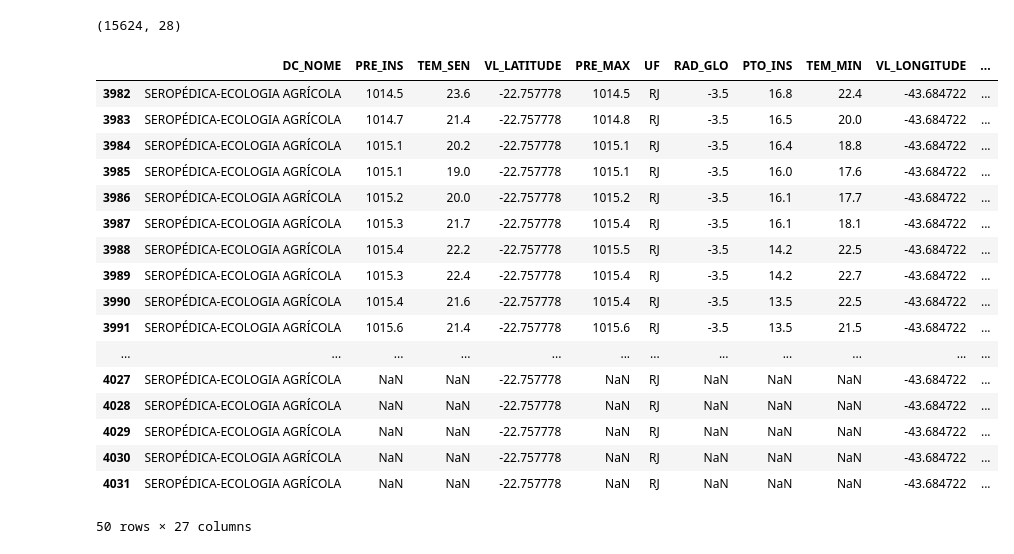
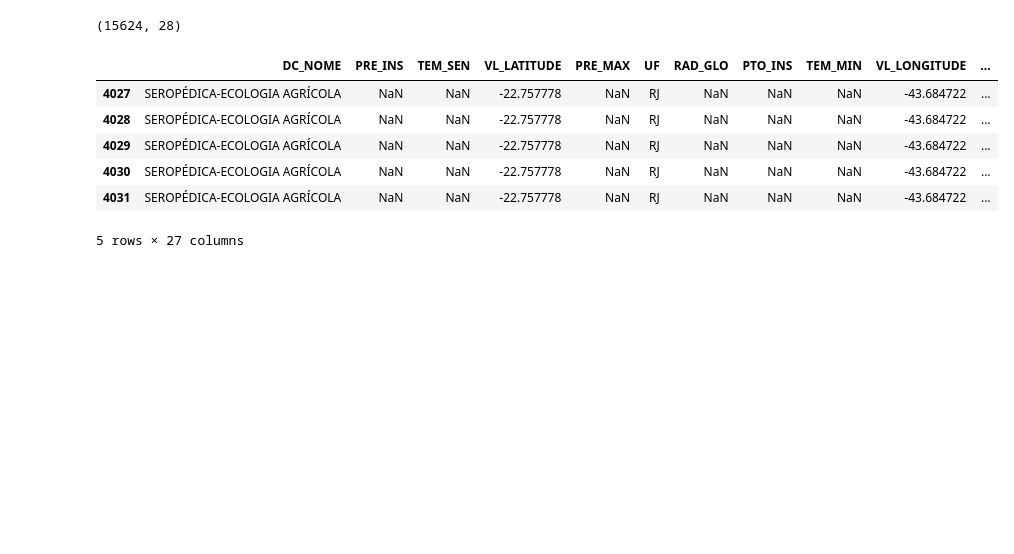
Before and after one commit to NietoCurcio/atmoseer, a Jupyter notebook: notebooks/MONAN_meeting.ipynb, the cells around one changed output. Drawn from its saved outputs; the diff is of its cells as text; code cells hidden in the pictures; blank space fills up the shorter version.

```diff
--- a/notebooks/MONAN_meeting.ipynb
+++ b/notebooks/MONAN_meeting.ipynb
@@ -1287,23 +1287,12 @@ df_CAPE.shape
 # %%
 import pandas as pd
 df_A601 = pd.read_parquet('../data/ws/inmet/A601.parquet')
-df_A601.tail(50)
+df_A601.tail()
 # %% [output]
 |  | DC_NOME | PRE_INS | TEM_SEN | VL_LATITUDE | PRE_MAX | UF | RAD_GLO | PTO_INS | TEM_MIN | VL_LONGITUDE | ... |
-| 3982 | SEROPÉDICA-ECOLOGIA AGRÍCOLA | 1014.5 | 23.6 | -22.757778 | 1014.5 | RJ | -3.5 | 16.8 | 22.4 | -43.684722 | ... |
-| 3983 | SEROPÉDICA-ECOLOGIA AGRÍCOLA | 1014.7 | 21.4 | -22.757778 | 1014.8 | RJ | -3.5 | 16.5 | 20.0 | -43.684722 | ... |
-| 3984 | SEROPÉDICA-ECOLOGIA AGRÍCOLA | 1015.1 | 20.2 | -22.757778 | 1015.1 | RJ | -3.5 | 16.4 | 18.8 | -43.684722 | ... |
-| 3985 | SEROPÉDICA-ECOLOGIA AGRÍCOLA | 1015.1 | 19.0 | -22.757778 | 1015.1 | RJ | -3.5 | 16.0 | 17.6 | -43.684722 | ... |
-| 3986 | SEROPÉDICA-ECOLOGIA AGRÍCOLA | 1015.2 | 20.0 | -22.757778 | 1015.2 | RJ | -3.5 | 16.1 | 17.7 | -43.684722 | ... |
-| 3987 | SEROPÉDICA-ECOLOGIA AGRÍCOLA | 1015.3 | 21.7 | -22.757778 | 1015.4 | RJ | -3.5 | 16.1 | 18.1 | -43.684722 | ... |
-| 3988 | SEROPÉDICA-ECOLOGIA AGRÍCOLA | 1015.4 | 22.2 | -22.757778 | 1015.5 | RJ | -3.5 | 14.2 | 22.5 | -43.684722 | ... |
-| 3989 | SEROPÉDICA-ECOLOGIA AGRÍCOLA | 1015.3 | 22.4 | -22.757778 | 1015.4 | RJ | -3.5 | 14.2 | 22.7 | -43.684722 | ... |
-| 3990 | SEROPÉDICA-ECOLOGIA AGRÍCOLA | 1015.4 | 21.6 | -22.757778 | 1015.4 | RJ | -3.5 | 13.5 | 22.5 | -43.684722 | ... |
-| 3991 | SEROPÉDICA-ECOLOGIA AGRÍCOLA | 1015.6 | 21.4 | -22.757778 | 1015.6 | RJ | -3.5 | 13.5 | 21.5 | -43.684722 | ... |
-| ... | ... | ... | ... | ... | ... | ... | ... | ... | ... | ... | ... |
 | 4027 | SEROPÉDICA-ECOLOGIA AGRÍCOLA | NaN | NaN | -22.757778 | NaN | RJ | NaN | NaN | NaN | -43.684722 | ... |
 | 4028 | SEROPÉDICA-ECOLOGIA AGRÍCOLA | NaN | NaN | -22.757778 | NaN | RJ | NaN | NaN | NaN | -43.684722 | ... |
 | 4029 | SEROPÉDICA-ECOLOGIA AGRÍCOLA | NaN | NaN | -22.757778 | NaN | RJ | NaN | NaN | NaN | -43.684722 | ... |
 | 4030 | SEROPÉDICA-ECOLOGIA AGRÍCOLA | NaN | NaN | -22.757778 | NaN | RJ | NaN | NaN | NaN | -43.684722 | ... |
 | 4031 | SEROPÉDICA-ECOLOGIA AGRÍCOLA | NaN | NaN | -22.757778 | NaN | RJ | NaN | NaN | NaN | -43.684722 | ... |
-50 rows × 27 columns
+5 rows × 27 columns
```
Also changed, not shown: parts of 1 cell of this notebook, 1 other file.
